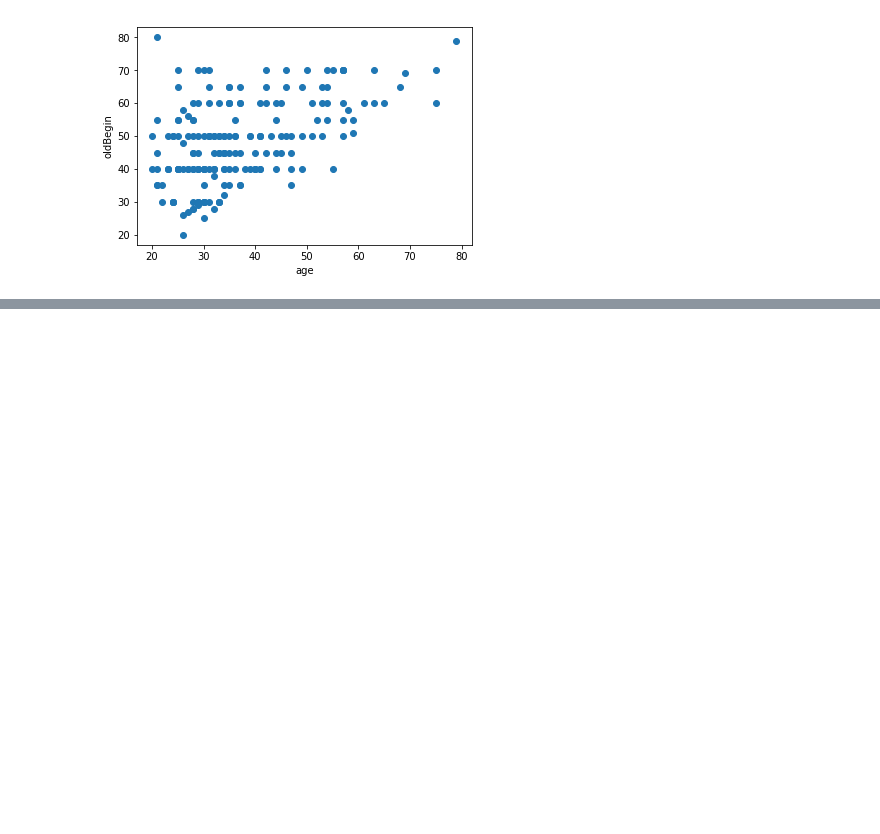
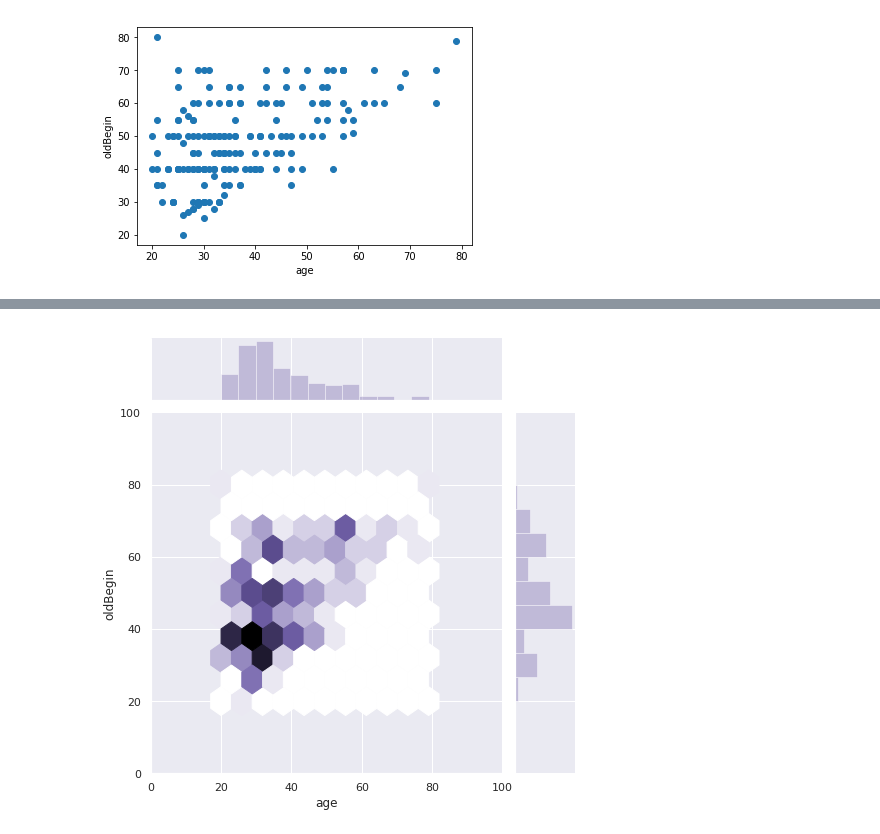
Before and after one commit to mwegrzyn/abbildungenWS1819, a Jupyter notebook: notebooks/age_project_AB.ipynb, the cells around one changed output, grey strips where cells are left out. Drawn from its saved outputs; the diff is of its cells as text; code cells hidden in the pictures; blank space fills up the shorter version.

```diff
--- a/notebooks/age_project_AB.ipynb
+++ b/notebooks/age_project_AB.ipynb
@@ -181,0 +281,7 @@ Text(0,0.5,'oldBegin')
+# %%
+sns.set(style="darkgrid")
+
+g = sns.jointplot("age", "oldBegin", data=age_df, kind="hex",
+                  xlim=(0, 100), ylim=(0, 100), color="m", height=7)
+# %% [output]
+[figure, added]
```
Also changed, not shown: parts of 21 cells of this notebook, 5 other files.
